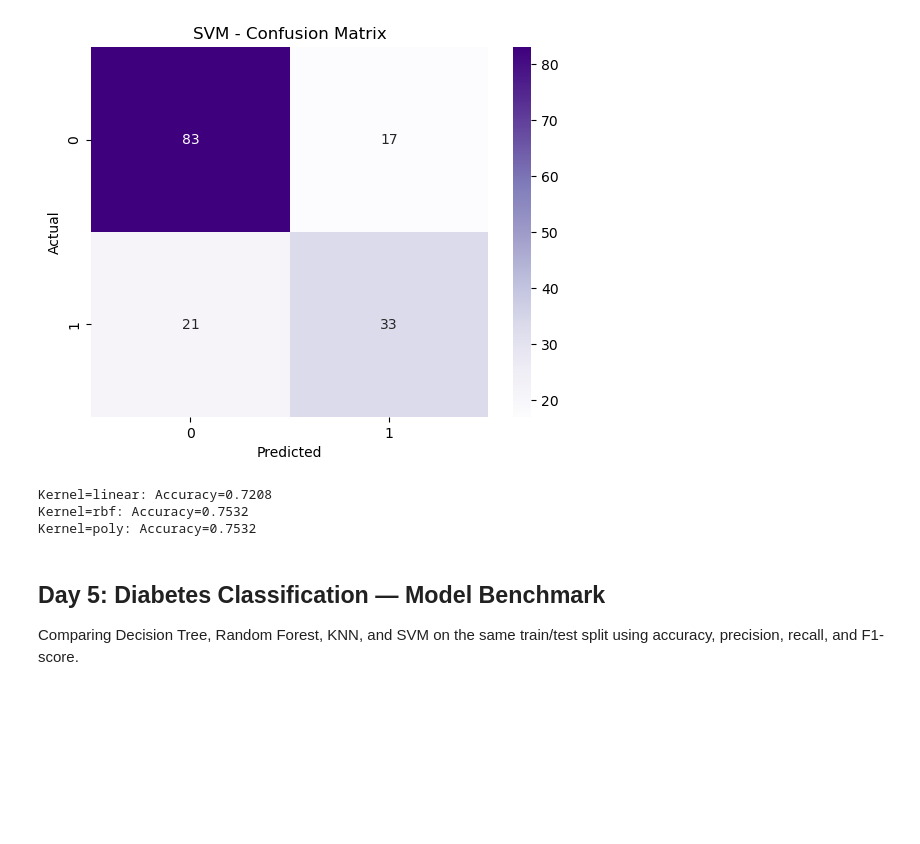
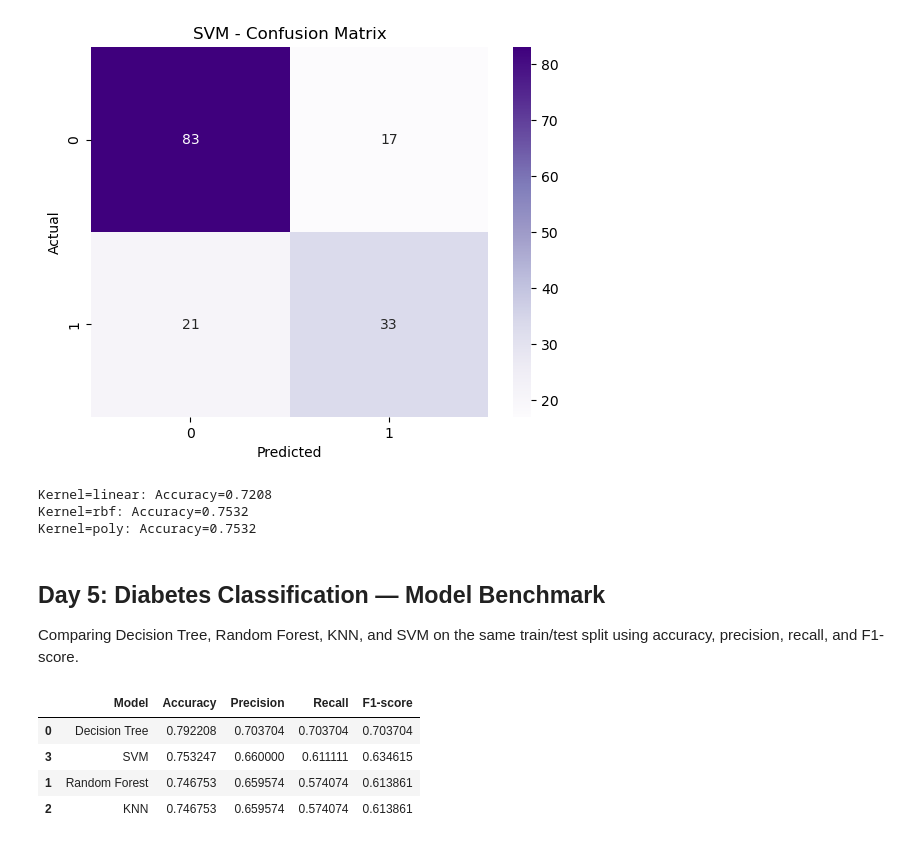
Before and after one commit to Bhaskar-Mehta/AI-ML-Internship, a Jupyter notebook: Week6_ClassificationAlgorithms/diabetes_classification.ipynb, the cells around one changed output. Drawn from its saved outputs; the diff is of its cells as text; code cells hidden in the pictures; blank space fills up the shorter version.

```diff
--- a/Week6_ClassificationAlgorithms/diabetes_classification.ipynb
+++ b/Week6_ClassificationAlgorithms/diabetes_classification.ipynb
@@ -214,3 +214,31 @@ Kernel=poly: Accuracy=0.7532
 # %% [markdown]
 ## Day 5: Diabetes Classification — Model Benchmark
 Comparing Decision Tree, Random Forest, KNN, and SVM on the same train/test split using accuracy, precision, recall, and F1-score.
+# %%
+from sklearn.metrics import precision_score, recall_score, f1_score
+
+results = {
+    "Decision Tree": dt_preds,
+    "Random Forest": rf_preds,
+    "KNN": knn_preds,
+    "SVM": svm_preds
+}
+
+summary = []
+for name, preds in results.items():
+    summary.append({
+        "Model": name,
+        "Accuracy": accuracy_score(y_test, preds),
+        "Precision": precision_score(y_test, preds),
+        "Recall": recall_score(y_test, preds),
+        "F1-score": f1_score(y_test, preds)
+    })
+
+summary_df = pd.DataFrame(summary).sort_values("F1-score", ascending=False)
+summary_df
+# %% [output]
+|  | Model | Accuracy | Precision | Recall | F1-score |
+| 0 | Decision Tree | 0.792208 | 0.703704 | 0.703704 | 0.703704 |
+| 3 | SVM | 0.753247 | 0.660000 | 0.611111 | 0.634615 |
+| 1 | Random Forest | 0.746753 | 0.659574 | 0.574074 | 0.613861 |
+| 2 | KNN | 0.746753 | 0.659574 | 0.574074 | 0.613861 |
```
